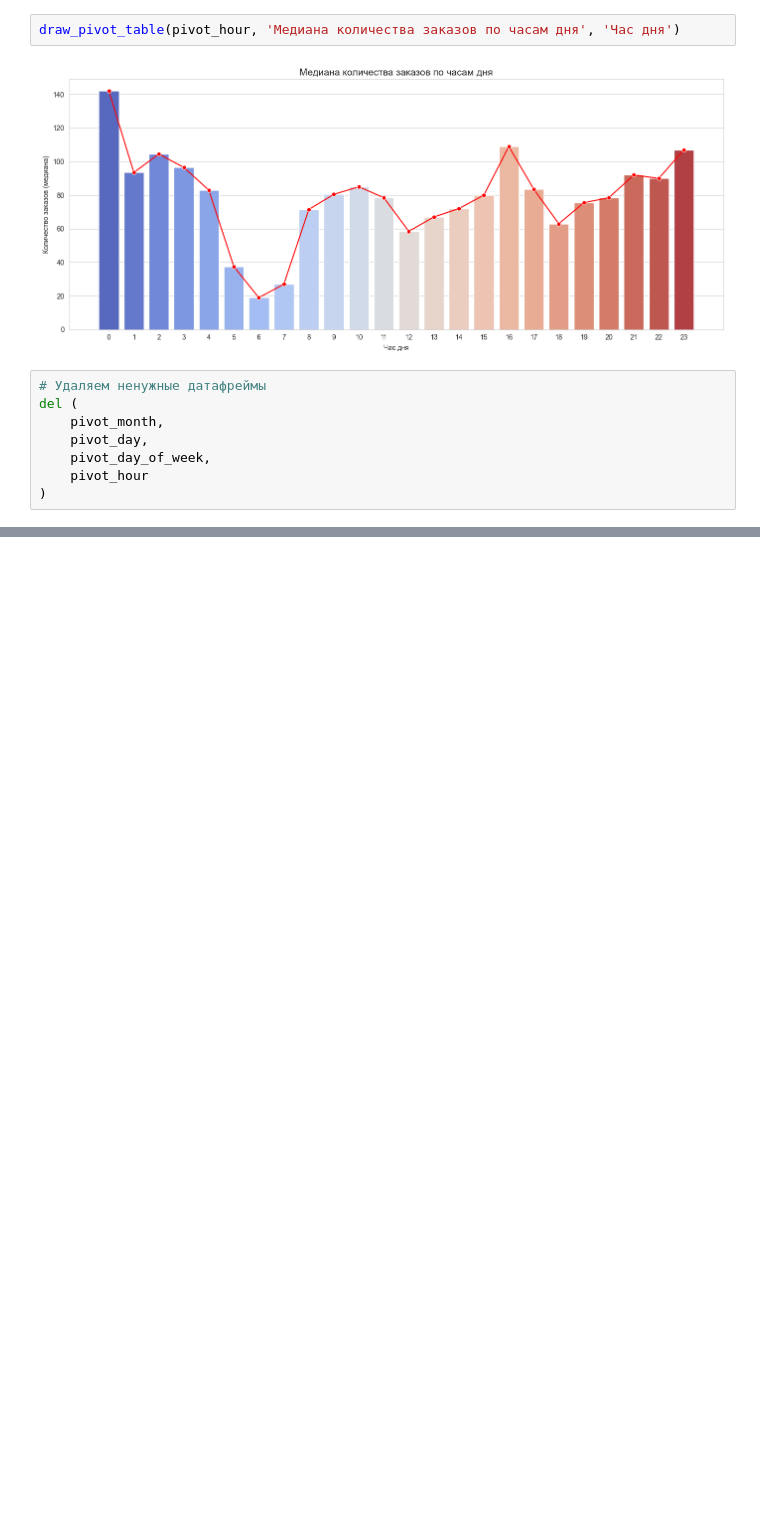
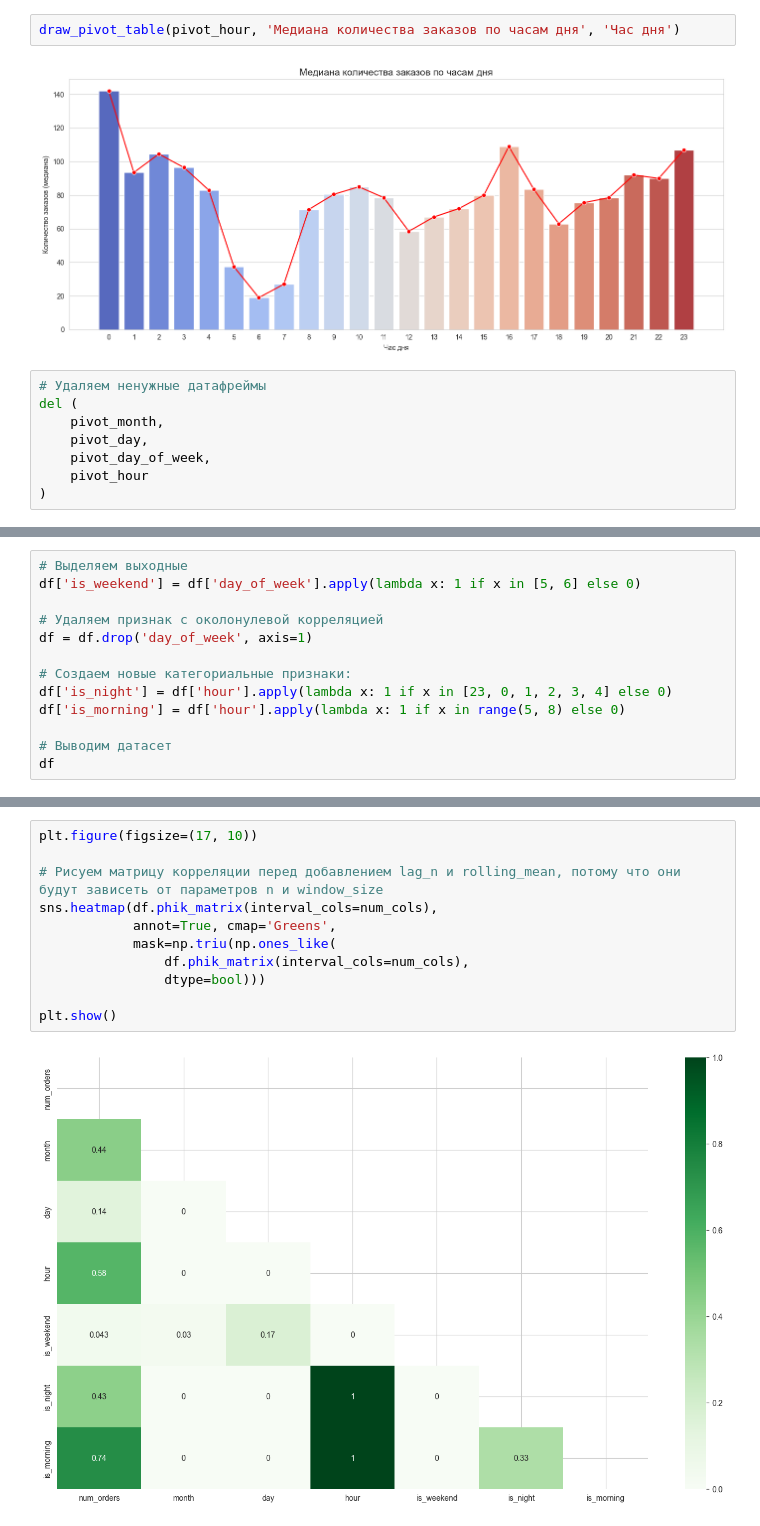
Before and after one commit to Moncervers/taxi_orders_prediction, a Jupyter notebook: project_notebook.ipynb, the cells around one changed output, grey strips where cells are left out. Saved outputs shown, nothing was run; the diff lists cells and outputs as text; blank space fills up the shorter version.

```diff
--- a/project_notebook.ipynb
+++ b/project_notebook.ipynb
@@ -328,0 +360,13 @@ del (
+# %%
+# Выделяем выходные
+df['is_weekend'] = df['day_of_week'].apply(lambda x: 1 if x in [5, 6] else 0)
+
+# Удаляем признак с околонулевой корреляцией
+df = df.drop('day_of_week', axis=1)
+
+# Создаем новые категориальные признаки:
+df['is_night'] = df['hour'].apply(lambda x: 1 if x in [23, 0, 1, 2, 3, 4] else 0)
+df['is_morning'] = df['hour'].apply(lambda x: 1 if x in range(5, 8) else 0)
+
+# Выводим датасет
+df
@@ -328,0 +388,13 @@ del (
+# %%
+plt.figure(figsize=(17, 10))
+
+# Рисуем матрицу корреляции перед добавлением lag_n и rolling_mean, потому что они будут зависеть от параметров n и window_size
+sns.heatmap(df.phik_matrix(interval_cols=num_cols),
+            annot=True, cmap='Greens',
+            mask=np.triu(np.ones_like(
+                df.phik_matrix(interval_cols=num_cols),
+                dtype=bool)))
+
+plt.show()
+# %% [output]
+[figure, added]
```
Also changed, not shown: parts of 13 cells of this notebook.
